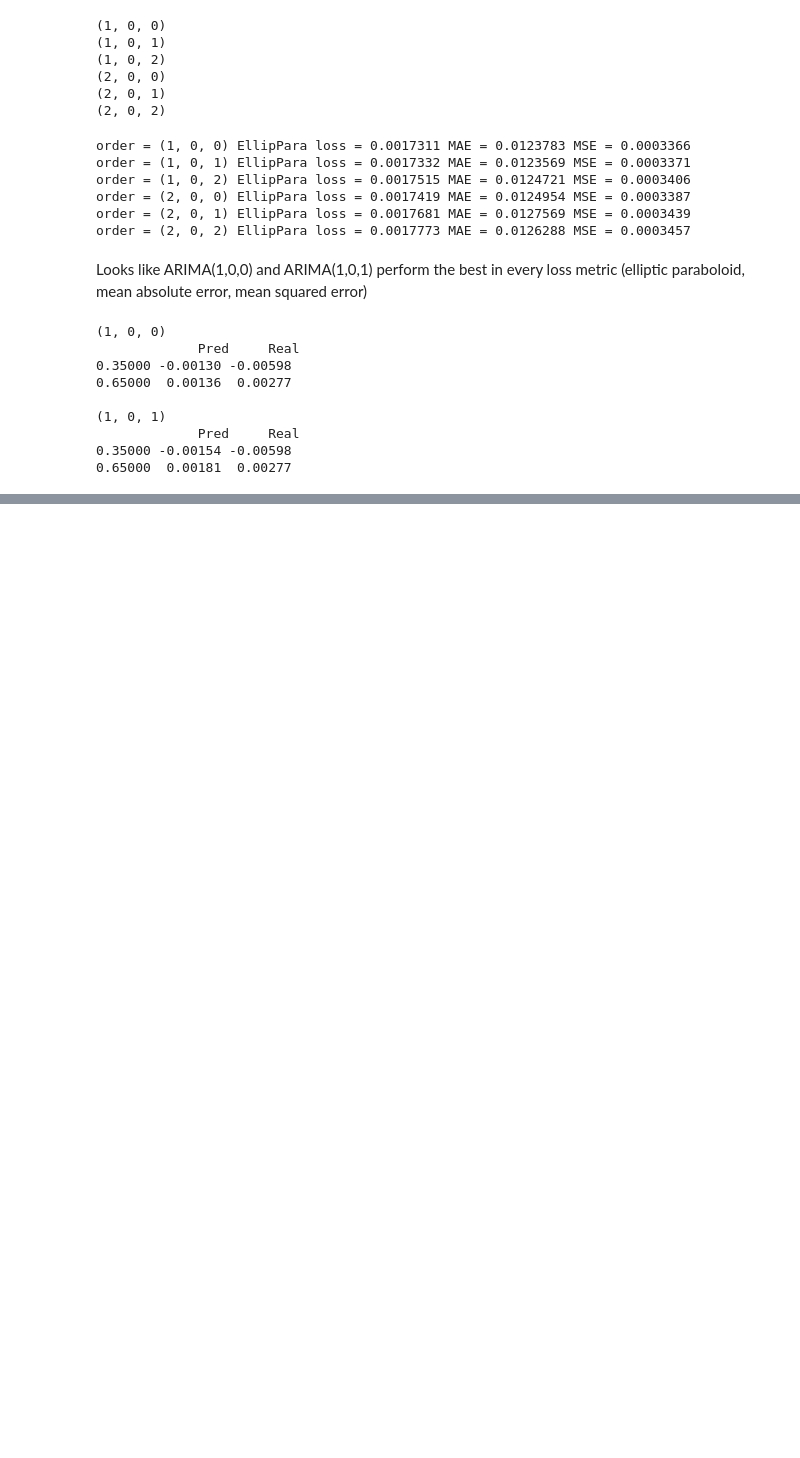
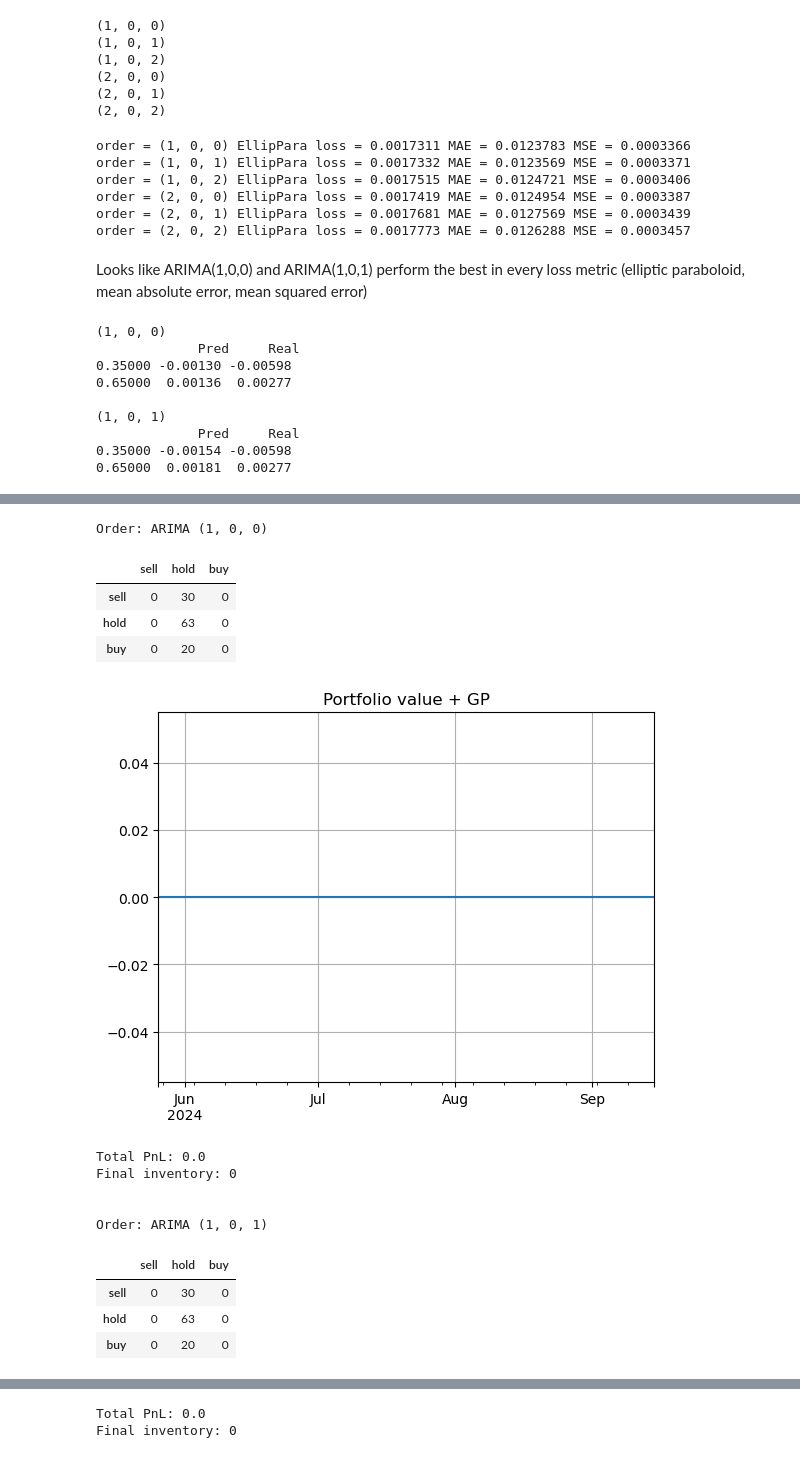
Before and after one commit to codyjcao/osrs-ge, a Jupyter notebook: osrs_whip_experimenting.ipynb, the cells around one changed output, grey strips where cells are left out. Saved outputs shown, nothing was run; the diff lists cells and outputs as text; code cells hidden in the pictures; blank space fills up the shorter version.

```diff
--- a/osrs_whip_experimenting.ipynb
+++ b/osrs_whip_experimenting.ipynb
@@ -244,0 +257,47 @@ for order in orders:
+# %%
+# testing on test set
+start_stack = 0
+inv_limit = 2
+
+for order in orders:
+    print("Order: ARIMA {}".format(order))
+    res_dict = osrs_GE.ARIMA_CV_SCORE(df['simpRet'],
+                                      order=order,
+                                     start_point=train_idx,
+                                     custom_scorer=osrs_GE.elliptic_paraboloid_loss)
+
+    df_res = res_dict['ret_df']
+    df_res['signal'] = 1*(df_res['Pred'] >= Q_b) - 1*(df_res['Pred'] <= Q_s)
+    df_res['actual'] = 1*(df_res['Real'] >= Q_b) - 1*(df_res['Real'] <= Q_s)
+
+    df_res = df_res.merge(df, how='outer',left_index=True,right_index=True)
+    df_res['VWAP_trade'] = df_res['VWAP'].shift(1)
+    df_res = df_res.dropna()
+    df_res = df_res.drop(['timestamp','highPriceVolume','lowPriceVolume'],axis=1)
+    df_res.index = df_res.index.shift(-1,df_res.index.inferred_freq)
+
+    display(pd.DataFrame(confusion_matrix(df_res['actual'],df_res['signal']),
+                        index = ['sell','hold','buy'],columns=['sell','hold','buy']))
+
+    pnl_result = osrs_GE.trading_strategy_pnler(df_res,inv_limit,start_stack = start_stack)
+    #pnl_result = osrs_GE.trading_strategy(df_res,inv_limit,start_stack = start_stack)
+
+    print("Total PnL: {}".format((pnl_result.tail(1)['total_portfolio'].values[0] - start_stack).round()))
+    print("Final inventory: {}".format(int(pnl_result.tail(1)['inventory'].values[0])))
+    print('\n')
+# %% [output]
+Order: ARIMA (1, 0, 0)
+|  | sell | hold | buy |
+| sell | 0 | 30 | 0 |
+| hold | 0 | 63 | 0 |
+| buy | 0 | 20 | 0 |
+[figure, added]
+Total PnL: 0.0
+Final inventory: 0
+
+
+Order: ARIMA (1, 0, 1)
+|  | sell | hold | buy |
+| sell | 0 | 30 | 0 |
+| hold | 0 | 63 | 0 |
+| buy | 0 | 20 | 0 |
@@ -244,0 +305,2 @@ for order in orders:
+Total PnL: 0.0
+Final inventory: 0
```
Also changed, not shown: parts of 13 cells of this notebook, 2 other files.
